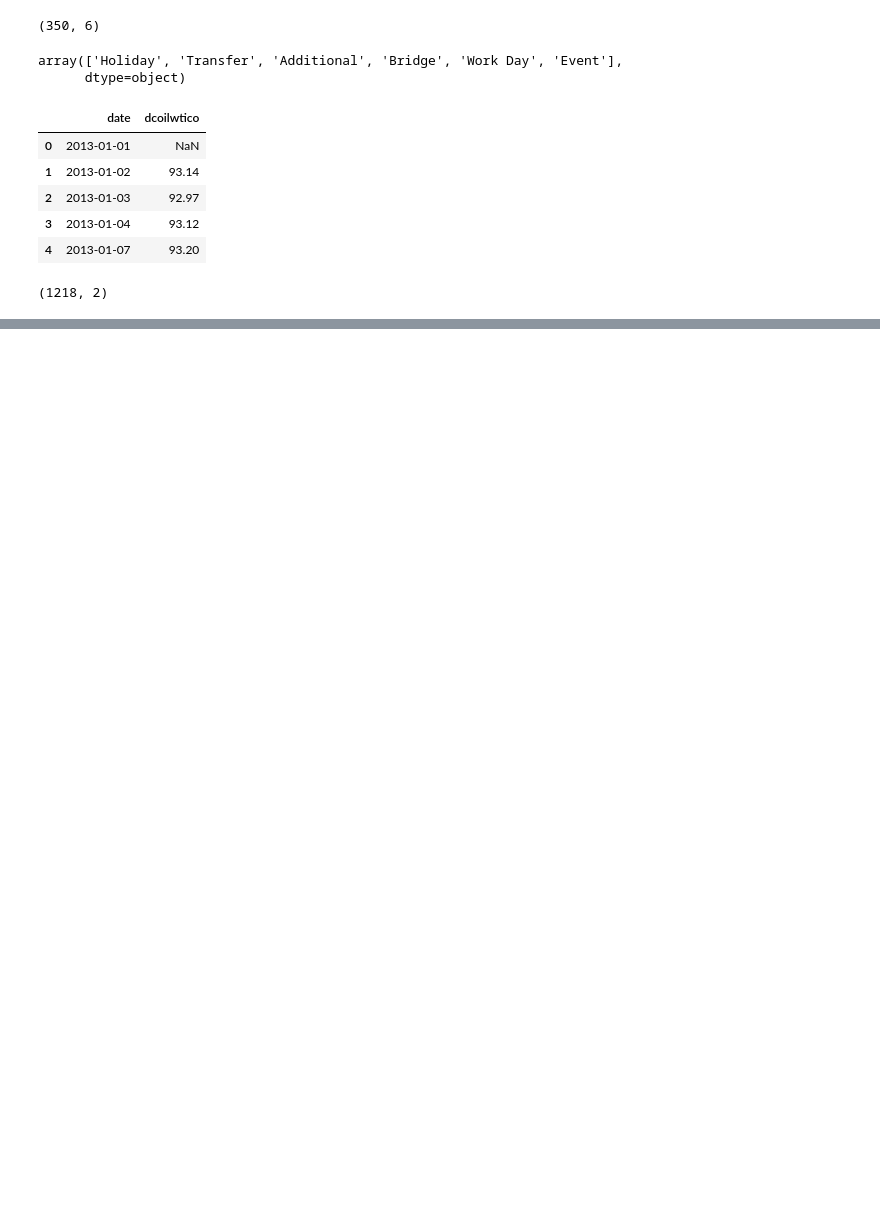
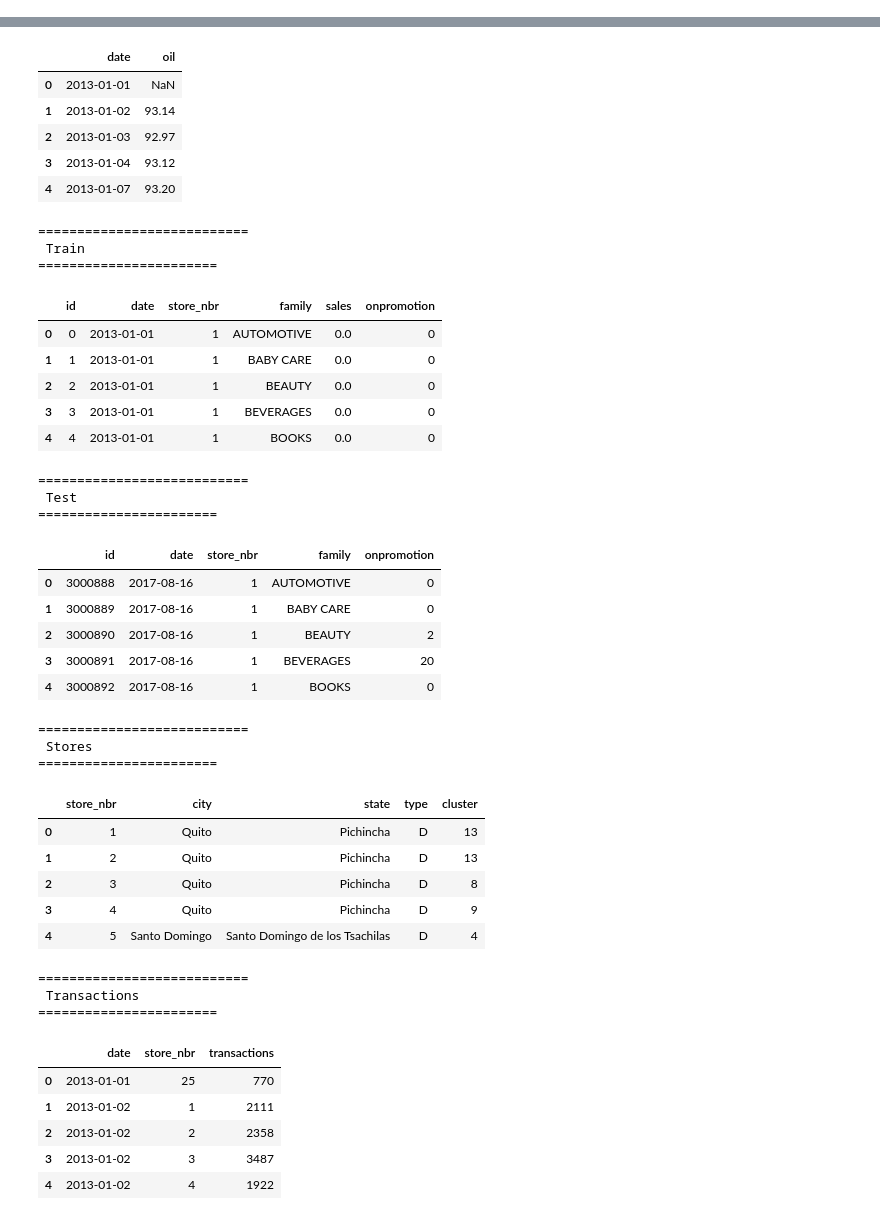
Before and after one commit to VimukthiPahasaraGodage/store-sales-time-series-forecasting, a Jupyter notebook: Notebook1.ipynb, the cells around one changed output, grey strips where cells are left out. Drawn from its saved outputs; the diff is of its cells as text; code cells hidden in the pictures; blank space fills up the shorter version.

```diff
--- a/Notebook1.ipynb
+++ b/Notebook1.ipynb
@@ -16,22 +11,14 @@ holidays.head()
-# %%
-holidays.shape
-# %% [output]
-(350, 6)
-# %%
-holidays['type'].unique()
-# %% [output]
-array(['Holiday', 'Transfer', 'Additional', 'Bridge', 'Work Day', 'Event'],
-      dtype=object)
-# %%
-oil.head()
-# %% [output]
-|  | date | dcoilwtico |
-| 0 | 2013-01-01 | NaN |
-| 1 | 2013-01-02 | 93.14 |
-| 2 | 2013-01-03 | 92.97 |
-| 3 | 2013-01-04 | 93.12 |
-| 4 | 2013-01-07 | 93.20 |
-# %%
-oil.shape
-# %% [output]
-(1218, 2)
+# %%
+print('===========================\n Holidays \n=======================')
+display(holidays.head())
+print('===========================\n Oil \n=======================')
+display(oil.head())
+print('===========================\n Train \n=======================')
+display(train.head())
+print('===========================\n Test \n=======================')
+display(test.head())
+print('===========================\n Stores \n=======================')
+display(stores.head())
+print('===========================\n Transactions \n=======================')
+display(transaction.head())
+# %% [output]
@@ -37,0 +37,42 @@ oil.shape
+|  | date | oil |
+| 0 | 2013-01-01 | NaN |
+| 1 | 2013-01-02 | 93.14 |
+| 2 | 2013-01-03 | 92.97 |
+| 3 | 2013-01-04 | 93.12 |
+| 4 | 2013-01-07 | 93.20 |
+===========================
+ Train
+=======================
+|  | id | date | store_nbr | family | sales | onpromotion |
+| 0 | 0 | 2013-01-01 | 1 | AUTOMOTIVE | 0.0 | 0 |
+| 1 | 1 | 2013-01-01 | 1 | BABY CARE | 0.0 | 0 |
+| 2 | 2 | 2013-01-01 | 1 | BEAUTY | 0.0 | 0 |
+| 3 | 3 | 2013-01-01 | 1 | BEVERAGES | 0.0 | 0 |
+| 4 | 4 | 2013-01-01 | 1 | BOOKS | 0.0 | 0 |
+===========================
+ Test
+=======================
+|  | id | date | store_nbr | family | onpromotion |
+| 0 | 3000888 | 2017-08-16 | 1 | AUTOMOTIVE | 0 |
+| 1 | 3000889 | 2017-08-16 | 1 | BABY CARE | 0 |
+| 2 | 3000890 | 2017-08-16 | 1 | BEAUTY | 2 |
+| 3 | 3000891 | 2017-08-16 | 1 | BEVERAGES | 20 |
+| 4 | 3000892 | 2017-08-16 | 1 | BOOKS | 0 |
+===========================
+ Stores
+=======================
+|  | store_nbr | city | state | type | cluster |
+| 0 | 1 | Quito | Pichincha | D | 13 |
+| 1 | 2 | Quito | Pichincha | D | 13 |
+| 2 | 3 | Quito | Pichincha | D | 8 |
+| 3 | 4 | Quito | Pichincha | D | 9 |
+| 4 | 5 | Santo Domingo | Santo Domingo de los Tsachilas | D | 4 |
+===========================
+ Transactions
+=======================
+|  | date | store_nbr | transactions |
+| 0 | 2013-01-01 | 25 | 770 |
+| 1 | 2013-01-02 | 1 | 2111 |
+| 2 | 2013-01-02 | 2 | 2358 |
+| 3 | 2013-01-02 | 3 | 3487 |
+| 4 | 2013-01-02 | 4 | 1922 |
```
Also changed, not shown: parts of 21 cells of this notebook, 4 other files.
